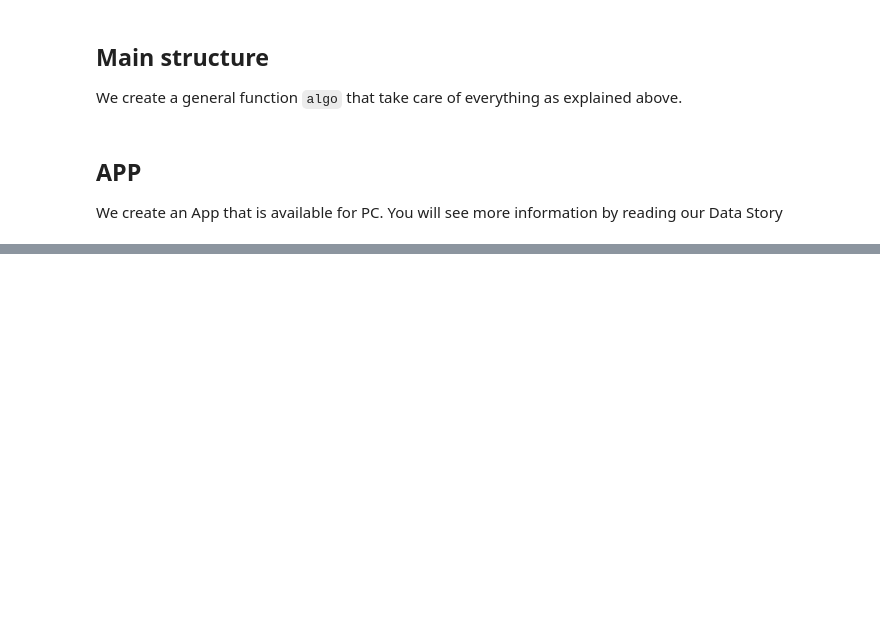
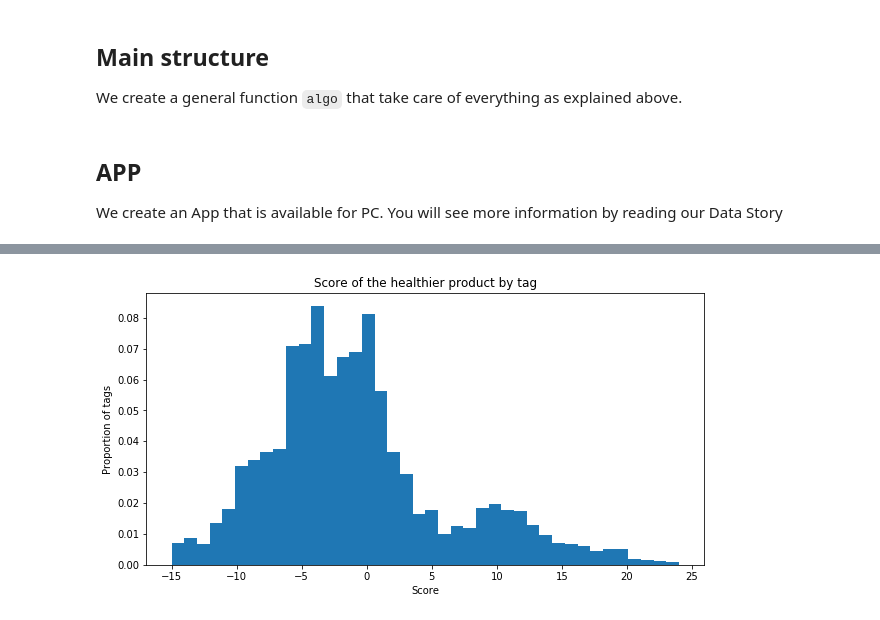
Before and after one commit to gmathez/Project_ADA_2018_Bruttin_Mathez_Petitpierre, a Jupyter notebook: Milestone_3.ipynb, the cells around one changed output, grey strips where cells are left out. Saved outputs shown, nothing was run; the diff lists cells and outputs as text; code cells hidden in the pictures; blank space fills up the shorter version.

Commit message:
graph

```diff
--- a/Milestone_3.ipynb
+++ b/Milestone_3.ipynb
@@ -9,6 +9,10 @@ from random import randint
 import numpy as np
 import re
 from collections import Counter
+import matplotlib.pyplot as plt
+import seaborn as sns
+sns.set_context('notebook')
+
 from computeNutriScore import computeNutriScore
 import df_nutri_create as nutri
 from Rec_nutri import Rec_text
@@ -299,0 +307,24 @@ We create an App that is available for PC. You will see more information by read
+# %%
+list_tags = [key for key,value in dic_tag.items() if value >= 10]
+value_min = []
+value_max = []
+diff_score = []
+
+for tag in list_tags:
+    data_ = data_food_final[data_food_final.categories_tags.str.contains(tag, case = False) &\
+                            (data_food_final['Predicted_NutriScore_grade'] != 'Error')]
+    min_ = min(data_['Predicted_NutriScore_score'].values)
+    max_ = max(data_['Predicted_NutriScore_score'].values)
+    value_min.append(min_)
+    value_max.append(max_)
+
+    diff = [score - min_ for score in data_['Predicted_NutriScore_score'].values]
+    diff_score.extend(diff)
+# %%
+plt.figure(figsize = (10, 5))
+plt.hist(value_min, bins=40, density= True);
+plt.title('Score of the healthier product by tag');
+plt.xlabel('Score');
+plt.ylabel('Proportion of tags');
+# %% [output]
+[figure, added]
```
Also changed, not shown: parts of 7 cells of this notebook.
